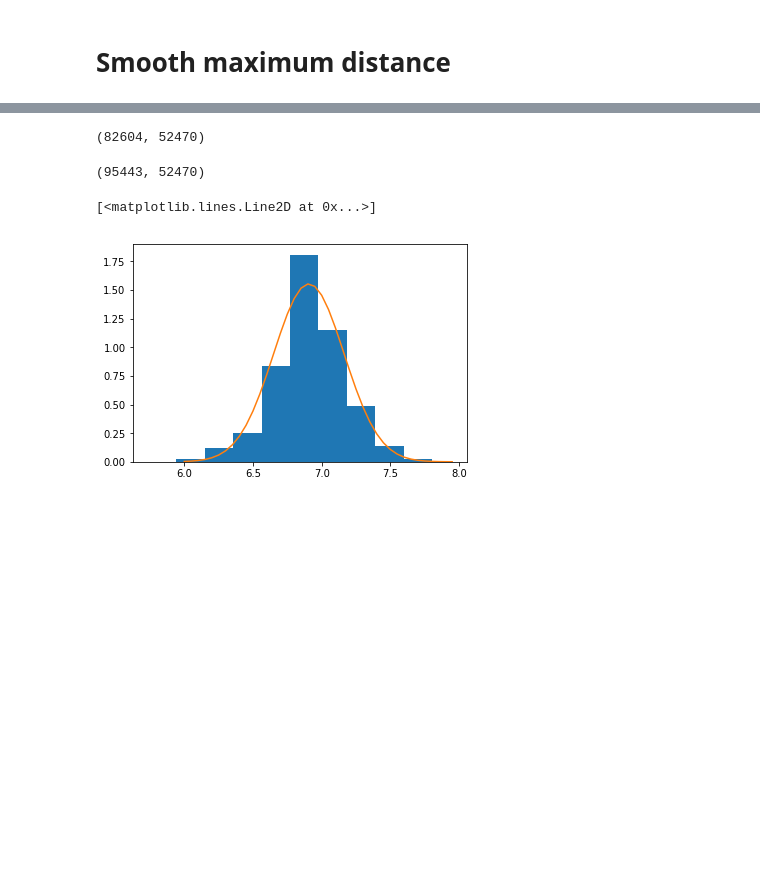
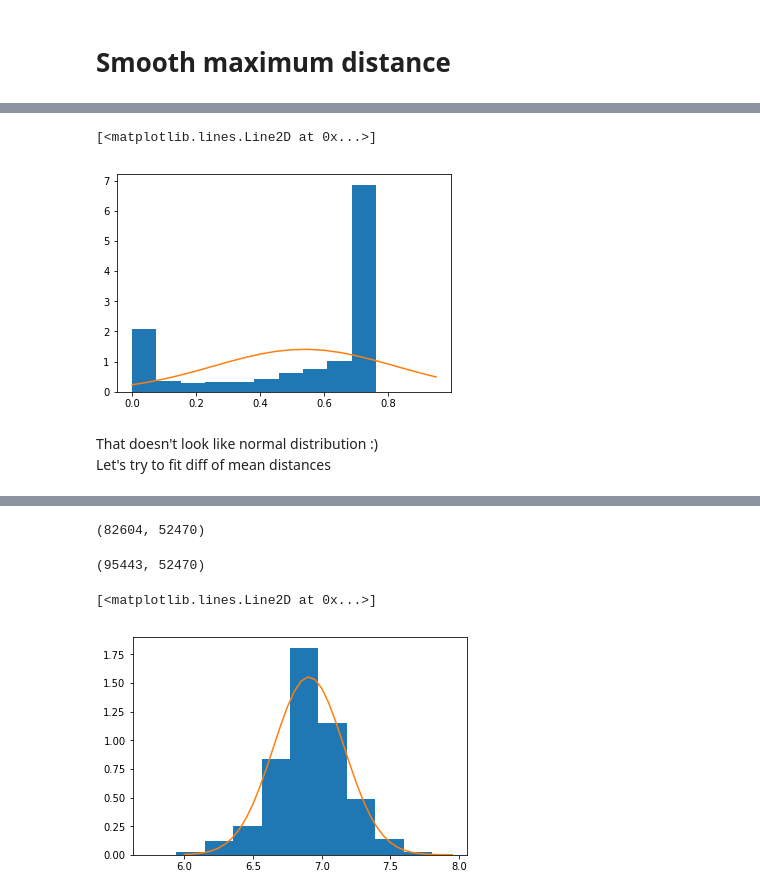
Before and after one commit to artemkondyukov/catch_bonds, a Jupyter notebook: notebooks/AssociationNucleus_1sq0.ipynb, the cells around one changed output, grey strips where cells are left out. Drawn from its saved outputs; the diff is of its cells as text; code cells hidden in the pictures; blank space fills up the shorter version.

```diff
--- a/notebooks/AssociationNucleus_1sq0.ipynb
+++ b/notebooks/AssociationNucleus_1sq0.ipynb
@@ -318,0 +359,19 @@ for f in range(21):
+# %%
+diff_matrix = I_to_A_contacts.mean(axis=0) - I_to_D_contacts.mean(axis=0)
+# %%
+mix = GaussianMixture()
+plt.hist(diff_matrix, density=True)
+mix.fit(diff_matrix[:, None])
+
+xs_ = np.arange(0, 1, 0.05)
+xs = xs_ - mix.means_[0, 0]
+xs *= np.sqrt(mix.precisions_[0, 0, 0])
+ys = np.sqrt(mix.precisions_[0, 0, 0]) * scipy.stats.norm().pdf(xs)
+
+plt.plot(xs_, ys)
+# %% [output]
+[<matplotlib.lines.Line2D at 0x...>]
+[figure, added]
+# %% [markdown]
+That doesn't look like normal distribution :)
+Let's try to fit diff of mean distances
```
Also changed, not shown: parts of 16 cells of this notebook.
